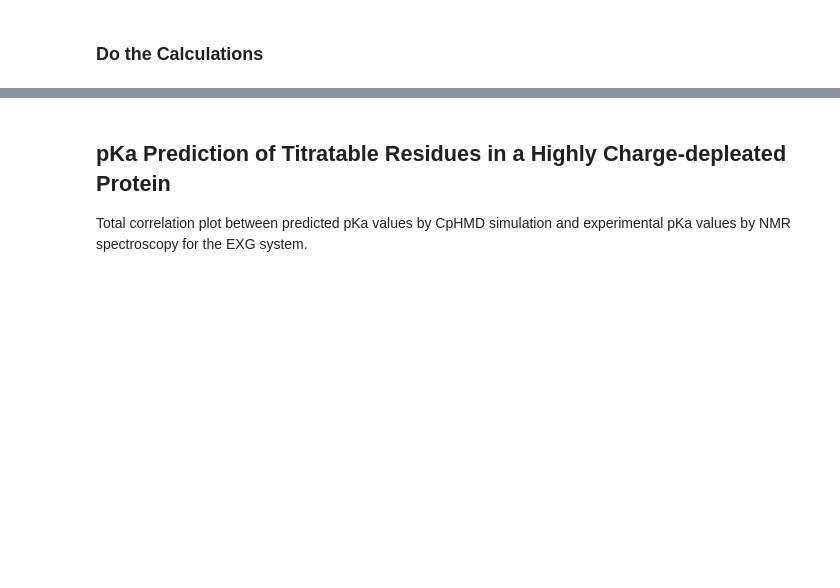
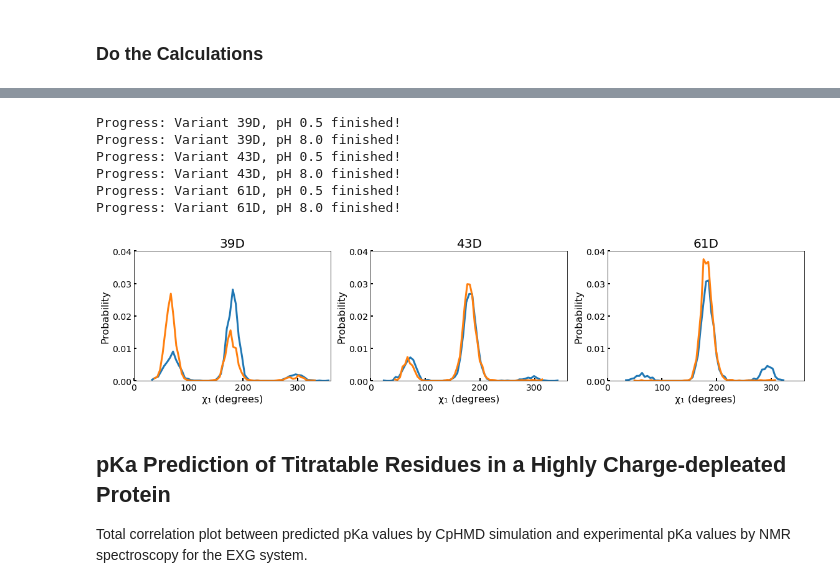
Before and after one commit to SHervoe-Hansen/Protein-Electrostatics, a Jupyter notebook: Protein_electrostatics.ipynb, the cells around one changed output, grey strips where cells are left out. Saved outputs shown, nothing was run; the diff lists cells and outputs as text; code cells hidden in the pictures; blank space fills up the shorter version.

```diff
--- a/Protein_electrostatics.ipynb
+++ b/Protein_electrostatics.ipynb
@@ -227,0 +286,18 @@ fig.tight_layout()
+# %%
+# pH values for which trajectories exists
+pHs = [2, 5, 9]
+
+# Initiate figure
+fig, axes = plt.subplots(nrows=1, ncols=3, figsize=(16, 4))
+
+for i, pH in enumerate(pHs):
+    # Load trajecotry
+    traj = md.load('trajectories/EXG_39D66H_pH{}.pdb'.format(pH))
+
+    chi1_matrix = md.compute_chi1(traj, periodic=True, opt=True)
+    chi1_Asp = np.asarray([np.rad2deg(chi1_matrix[1][i][26]) for i in range(traj.n_frames)]) # 26 is the index for Asp39
+    chi1_His = np.asarray([np.rad2deg(chi1_matrix[1][i][49]) for i in range(traj.n_frames)]) # 49 is the index for His66
+    chi1_Asp[chi1_Asp < 0] += 360
+    chi1_His[chi1_His < 0] += 360
+
+    axes[i].scatter(chi1_Asp, chi1_His, alpha=0.5)
@@ -228,3 +307,47 @@ fig.tight_layout()
+# %%
+pHs = [0.5, 8.0] # pH values for which trajectories exists
+variants = ['39D', '43D', '61D'] # aspartate variants
+var_indexes = [26, 30, 46] # index for variants list
+
+# Initiate figure
+fig, axes = plt.subplots(nrows=1, ncols=3, figsize=(16, 4))
+
+for i, variant in enumerate(variants):
+    j = 0
+    for pH in pHs:
+        # Load trajecotry
+        traj = md.load('trajectories/EXG_{variant}_pH{pH}.pdb'.format(variant=variant, pH=pH))
+
+        chi1_matrix = md.compute_chi1(traj, periodic=True, opt=True)
+        chi1_Asp = np.asarray([np.rad2deg(chi1_matrix[1][j][var_indexes[i]]) for j in range(traj.n_frames)])
+        chi1_Asp[chi1_Asp < 0] += 360
+
+        probabilities, edges = np.histogram(chi1_Asp, bins=60, density=True)
+        centers = 0.5*(edges[1:]+ edges[:-1])
+        axes[i].plot(centers, probabilities, color='C{}'.format(j), linewidth=3)
+        print('Progress: Variant {variant}, pH {pH} finished!'.format(variant=variant, pH=pH))
+        j+=1
+
+for i, ax in enumerate(axes):
+    ax.set_xlim(0, 360)
+    ax.set_ylim(0, 0.04)
+    ax.set_title('{}'.format(variants[i]), fontsize=20)
+    ax.set_xlabel('χ₁ (degrees)', fontsize=16)
+    ax.set_ylabel('Probability', fontsize=16)
+    ax.tick_params(which='major', direction='in', length=4, width=2, colors='black',
+                   grid_color='black', grid_alpha=0.5, labelsize=14)
+    ax.tick_params(which='minor', direction='in')
+
+fig.tight_layout()
+fig.savefig('figures/Asp_sidechain_dihedral.pdf', bbox_inches='tight')
+# %% [output]
+Progress: Variant 39D, pH 0.5 finished!
+Progress: Variant 39D, pH 8.0 finished!
+Progress: Variant 43D, pH 0.5 finished!
+Progress: Variant 43D, pH 8.0 finished!
+Progress: Variant 61D, pH 0.5 finished!
+Progress: Variant 61D, pH 8.0 finished!
+[figure, added]
 # %% [markdown]
 ## pKa Prediction of Titratable Residues in a Highly Charge-depleated Protein
 Total correlation plot between predicted pKa values by CpHMD simulation and experimental pKa values by NMR spectroscopy for the EXG system.
```
Also changed, not shown: parts of 13 cells of this notebook, 18 other files.
